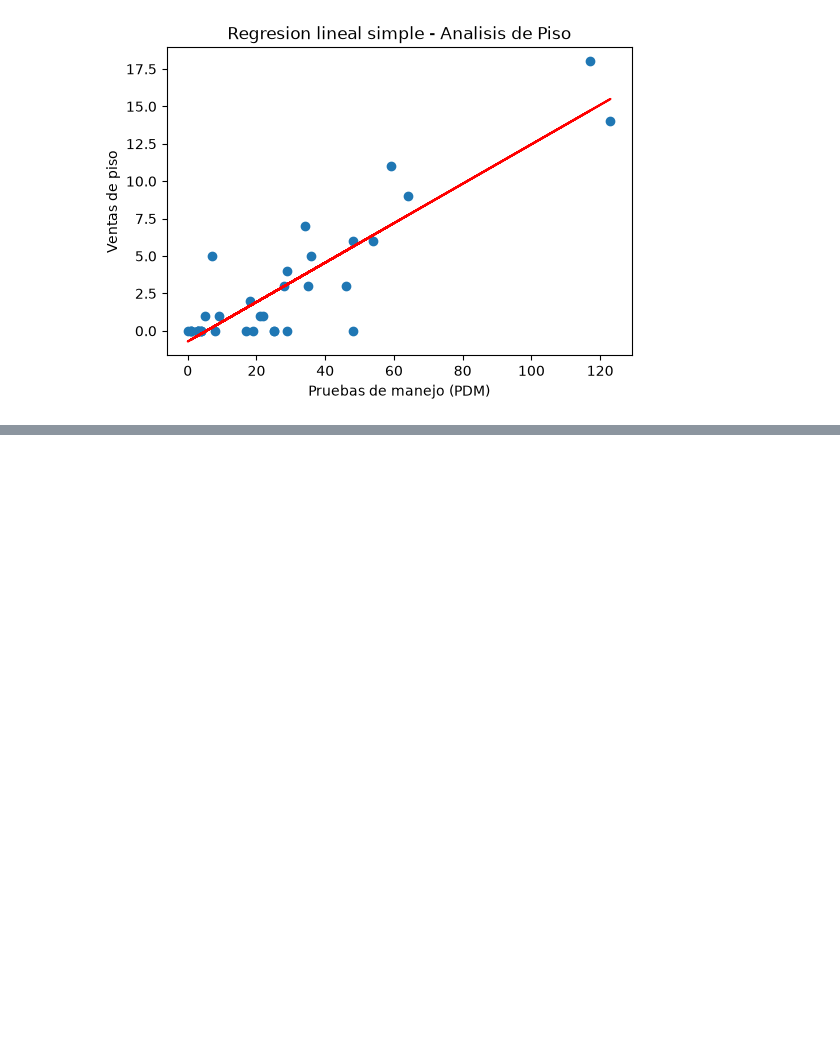
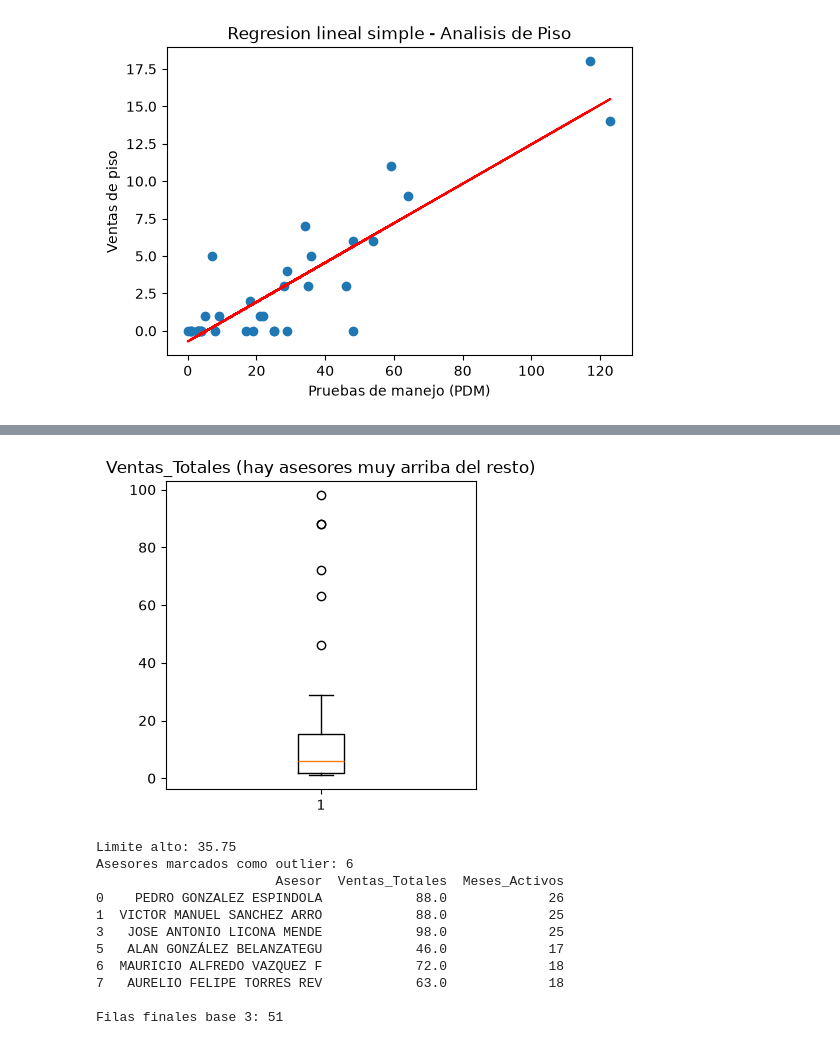
Before and after one commit to a01739757-netizen/Regresi-n-Lineal-Simple, a Jupyter notebook: Actividad 5.2/Actividad 5.2.ipynb, the cells around one changed output, grey strips where cells are left out. Cells and saved outputs as stored; diff of their text form; code cells hidden in the pictures; blank space fills up the shorter version.

```diff
--- a/Actividad 5.2/Actividad 5.2.ipynb
+++ b/Actividad 5.2/Actividad 5.2.ipynb
@@ -284,0 +323,5 @@ valor p: 0.0
+# %%
+for col in ["Ventas_Totales", "Ventas_2024", "Ventas_2025", "Ventas_2026"]:
+    ventas[col] = pd.to_numeric(ventas[col], errors="coerce")
+
+print(ventas.dtypes)
@@ -284,0 +338,7 @@ valor p: 0.0
+# %%
+print("Nulos por columna:")
+print(ventas.isnull().sum())
+
+# Si no hay nombre de asesor o no hay ventas totales la fila no sirve
+ventas = ventas.dropna(subset=["Ventas_Totales", "Meses_Activos"]).reset_index(drop=True)
+print("\nFilas despues de quitar nulos:", len(ventas))
@@ -284,0 +356,31 @@ valor p: 0.0
+# %%
+plt.figure(figsize=(4, 4))
+plt.boxplot(ventas["Ventas_Totales"])
+plt.title("Ventas_Totales (hay asesores muy arriba del resto)")
+plt.show()
+
+q1 = ventas["Ventas_Totales"].quantile(0.25)
+q3 = ventas["Ventas_Totales"].quantile(0.75)
+iqr = q3 - q1
+limite_alto = q3 + 1.5 * iqr
+es_outlier = ventas["Ventas_Totales"] > limite_alto
+print("Limite alto:", limite_alto)
+print("Asesores marcados como outlier:", es_outlier.sum())
+print(ventas.loc[es_outlier, ["Asesor", "Ventas_Totales", "Meses_Activos"]])
+
+# Aqui NO los quito. En la base 1 los outliers eran errores de captura (80%%),
+# pero estos son los mejores vendedores y son datos reales que si me interesan.
+print("\nFilas finales base 3:", len(ventas))
+# %% [output]
+[figure, added]
+Limite alto: 35.75
+Asesores marcados como outlier: 6
+                       Asesor  Ventas_Totales  Meses_Activos
+0    PEDRO GONZALEZ ESPINDOLA            88.0             26
+1  VICTOR MANUEL SANCHEZ ARRO            88.0             25
+3   JOSE ANTONIO LICONA MENDE            98.0             25
+5   ALAN GONZÁLEZ BELANZATEGU            46.0             17
+6  MAURICIO ALFREDO VAZQUEZ F            72.0             18
+7   AURELIO FELIPE TORRES REV            63.0             18
+
+Filas finales base 3: 51
```
Also changed, not shown: parts of 8 cells of this notebook, 1 other file.
